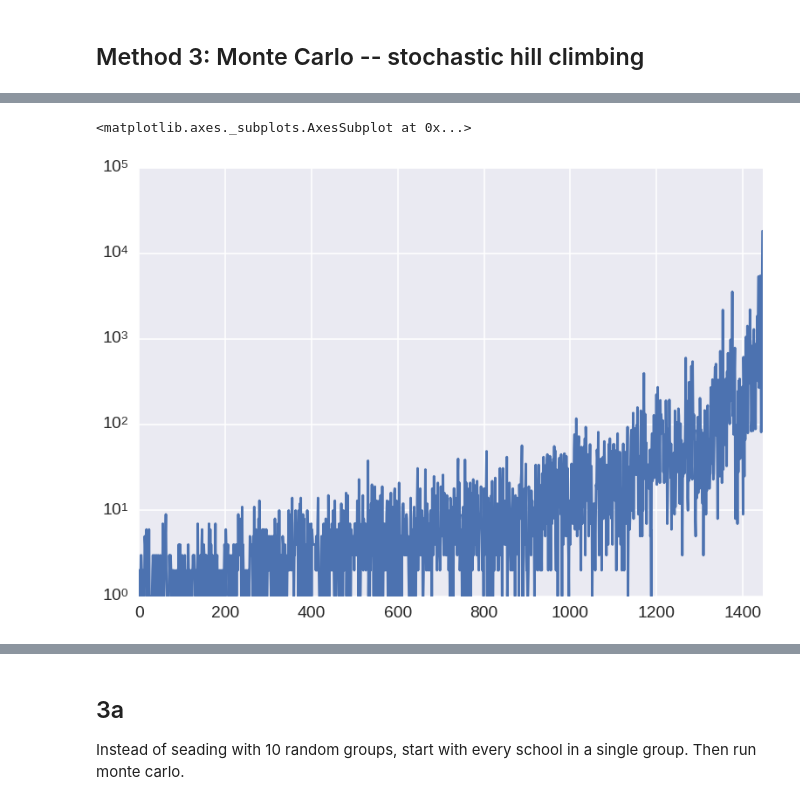
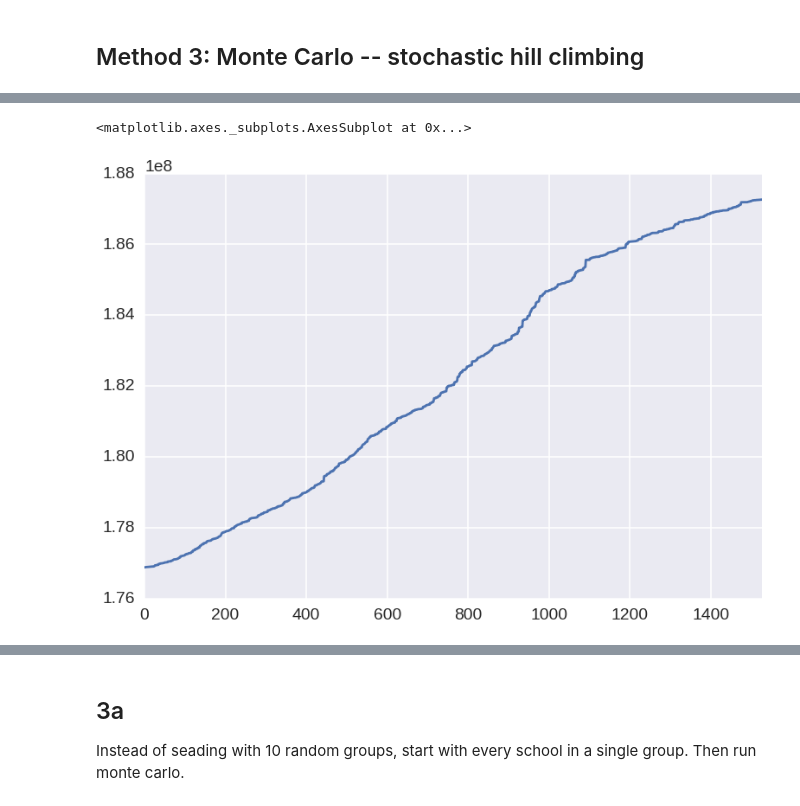
Before and after one commit to MODA-NYC/Project_SchoolLunch, a Jupyter notebook: FreeLunch.ipynb, the cells around one changed output, grey strips where cells are left out. Drawn from its saved outputs; the diff is of its cells as text; code cells hidden in the pictures.

```diff
--- a/FreeLunch.ipynb
+++ b/FreeLunch.ipynb
@@ -373,7 +402,6 @@ startTime = time.time()
 
 #initialize deltaR
 cep1['group']=cep1.index
-calcReimburse(cep1)
 index = list(set(cep1.group))
 deltaR = pd.DataFrame(0,columns=index,index=index)
 
@@ -387,8 +415,9 @@ while (deltaR.values.max() > 0):
     # if max is <=0 then no further combination will increase reimbursements
 
     # the index and column location of the max value
-    indLoc = np.where(deltaR == deltaR.values.max())[0][0]
-    colLoc = np.where(deltaR == deltaR.values.max())[1][0]
+    maxval = deltaR.values.max()
+    indLoc = np.where(deltaR == maxval)[0][0]
+    colLoc = np.where(deltaR == maxval)[1][0]
 
     # the index location corresponds to the first group, the column location to the second group
     # note the firstGroup number is smaller than the secondGroup.
@@ -412,5 +441,6 @@ while (deltaR.values.max() > 0):
 print 'time in h', (startTime-time.time())/60.0/60.0
 results.append(calcReimburse(cep1))
 print results[-1]
+setThreshold(cep1)
 deltaR
 # %% [output]
@@ -628,0 +650,12 @@ time in h -17.3446027522
+# %%
+cepmc=cep.copy()
+
+# start by grouping schools randomly into 10 groups
+ngroups=10
+seed = 42
+np.random.seed(seed)
+rows=cepmc.shape[0]
+cepmc['group'] = pd.Series(np.random.randint(0,ngroups,size=rows))
+# run mc
+mc, cepmc = montecarlo(cepmc,attempts=10**5)
+setThreshold(cepmc)
@@ -629,5 +678,5 @@ time in h -17.3446027522
 # %%
-pd.Series(failures).plot(logy=True)
+pd.Series(mc).plot()
 # %% [output]
 <matplotlib.axes._subplots.AxesSubplot at 0x...>
-[figure, old version]
+[figure, new version]
```
Also changed, not shown: parts of 53 cells of this notebook.
